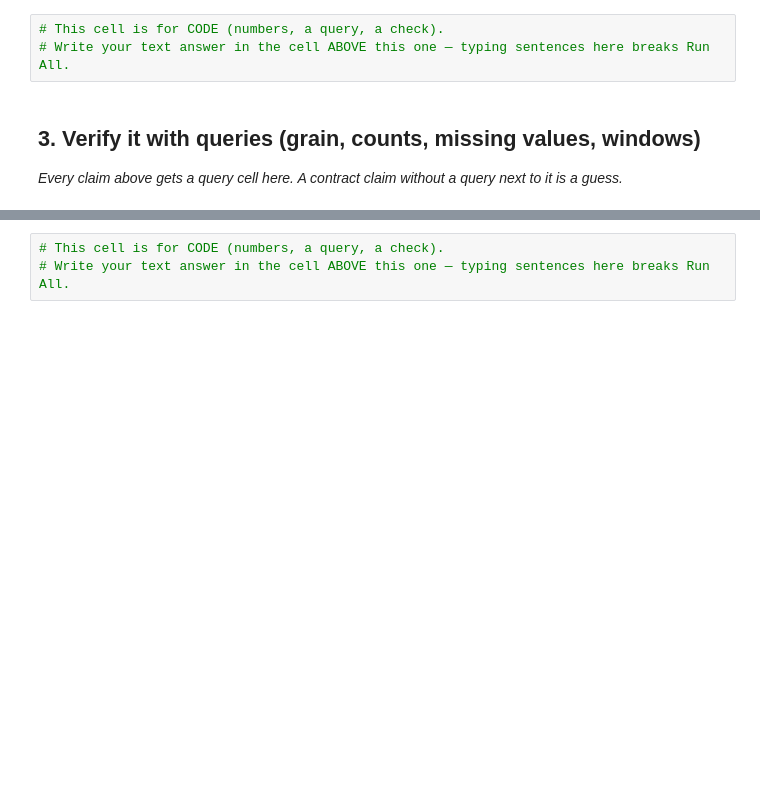
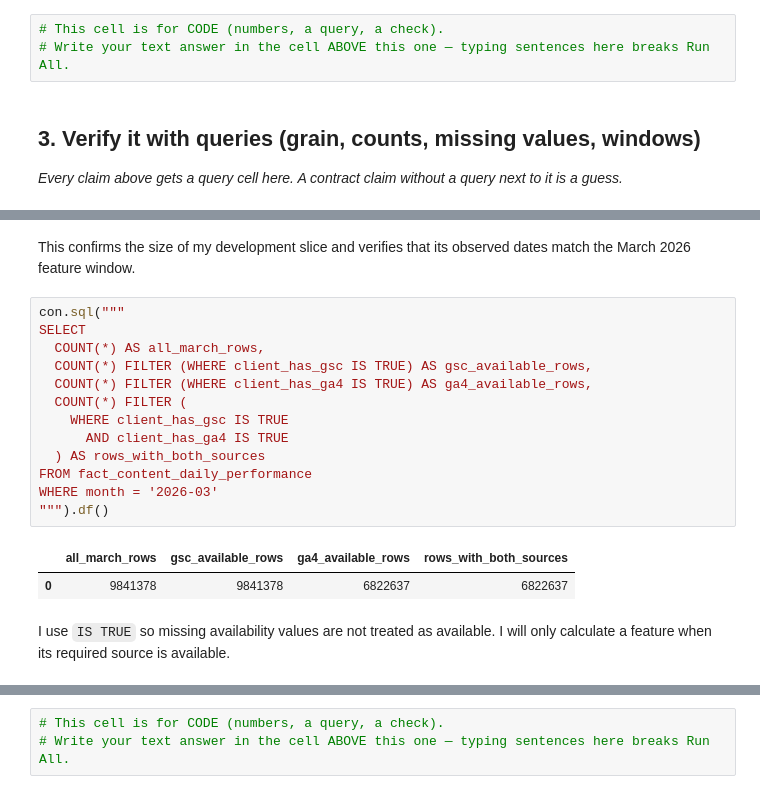
Before and after one commit to Subhash-2910/flyrank-ML-T1, a Jupyter notebook: work/notebooks/w03_data_contract.ipynb, the cells around one changed output, grey strips where cells are left out. Saved outputs shown, nothing was run; the diff lists cells and outputs as text; blank space fills up the shorter version.

```diff
--- a/work/notebooks/w03_data_contract.ipynb
+++ b/work/notebooks/w03_data_contract.ipynb
@@ -26,0 +127,20 @@ This skeleton is yours to fill. Work the sections **in order** — each one has
+# %% [markdown]
+This confirms the size of my development slice and verifies that its observed dates match the March 2026 feature window.
+# %%
+con.sql("""
+SELECT
+  COUNT(*) AS all_march_rows,
+  COUNT(*) FILTER (WHERE client_has_gsc IS TRUE) AS gsc_available_rows,
+  COUNT(*) FILTER (WHERE client_has_ga4 IS TRUE) AS ga4_available_rows,
+  COUNT(*) FILTER (
+    WHERE client_has_gsc IS TRUE
+      AND client_has_ga4 IS TRUE
+  ) AS rows_with_both_sources
+FROM fact_content_daily_performance
+WHERE month = '2026-03'
+""").df()
+# %% [output]
+|  | all_march_rows | gsc_available_rows | ga4_available_rows | rows_with_both_sources |
+| 0 | 9841378 | 9841378 | 6822637 | 6822637 |
+# %% [markdown]
+I use `IS TRUE` so missing availability values are not treated as available. I will only calculate a feature when its required source is available.
```
Also changed, not shown: parts of 15 cells of this notebook.
